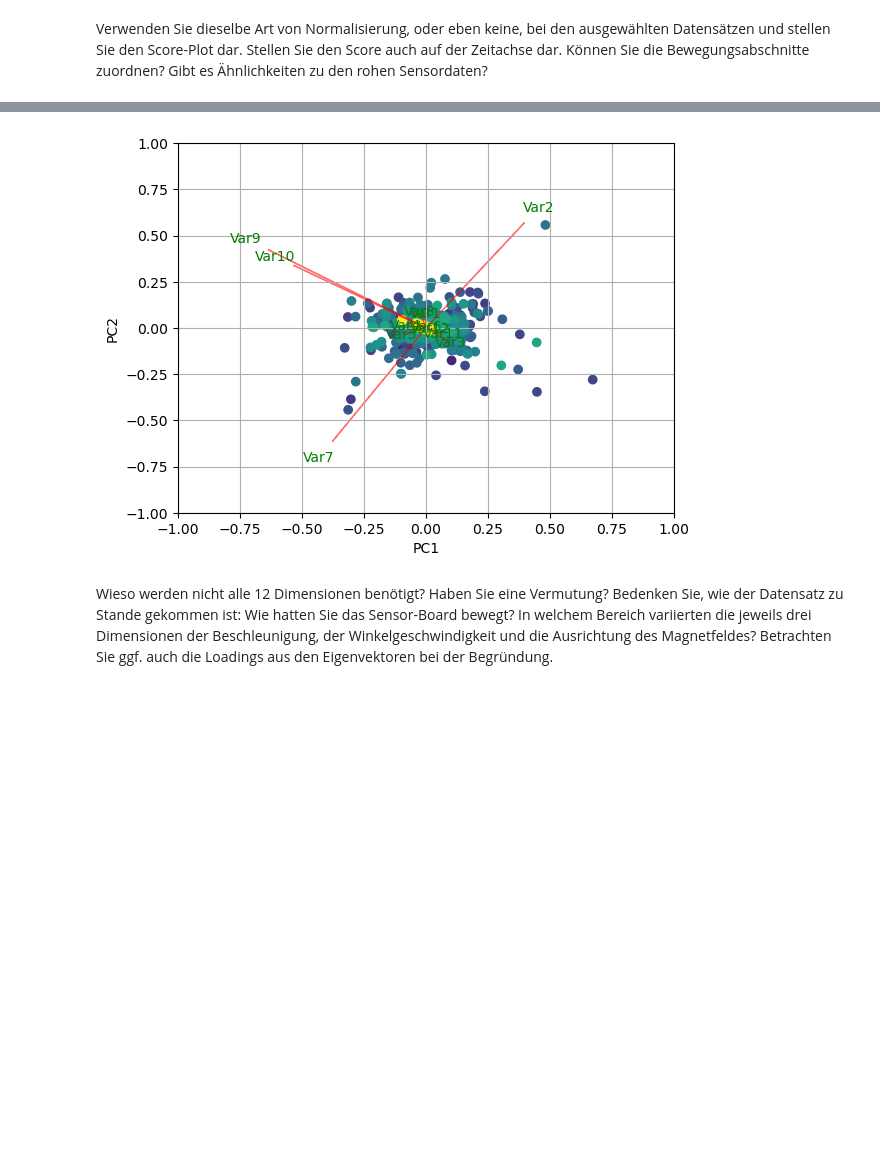
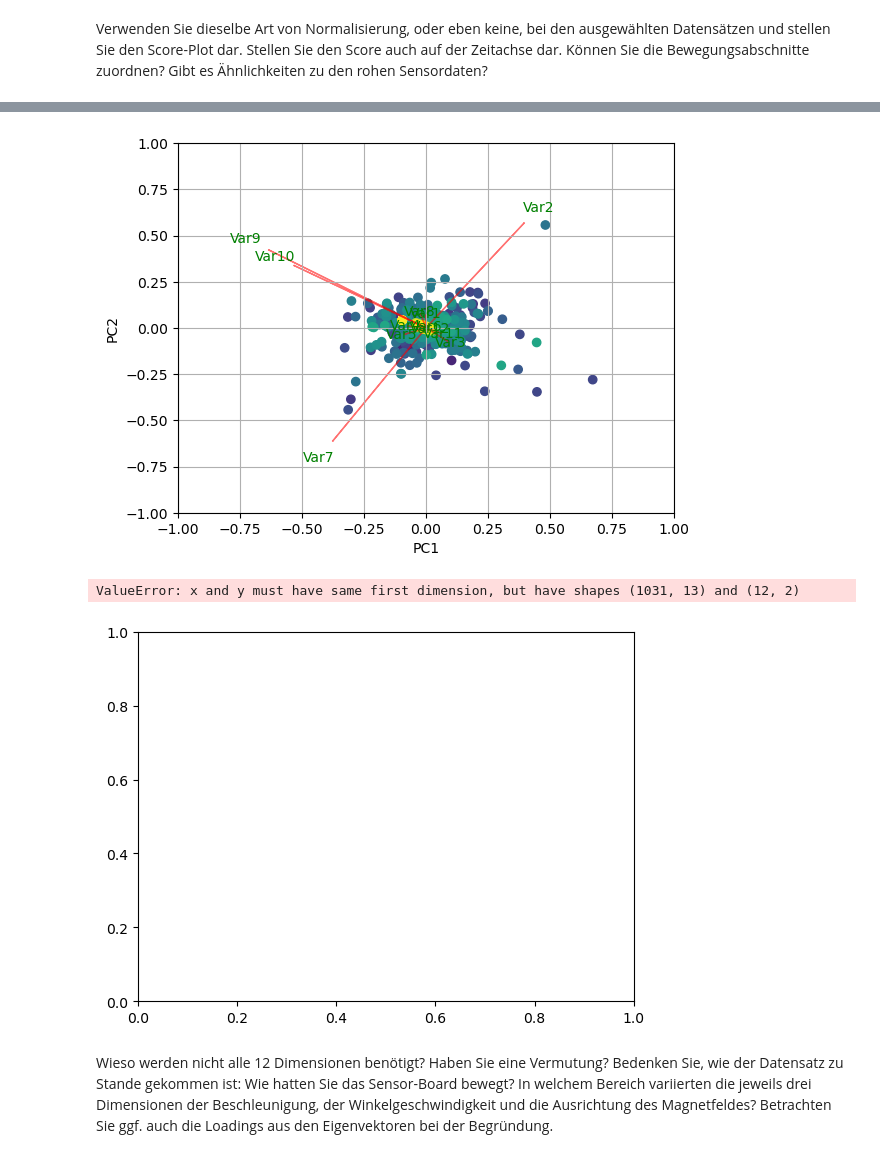
Before and after one commit to kanuphamm/ISS_Praktikum, a Jupyter notebook: Praktikum3/Praktikum3_v03tt.ipynb, the cells around one changed output, grey strips where cells are left out. Cells and saved outputs as stored; diff of their text form; code cells hidden in the pictures; blank space fills up the shorter version.

Commit message:
Datensatz test1

```diff
--- a/Praktikum3/Praktikum3_v03tt.ipynb
+++ b/Praktikum3/Praktikum3_v03tt.ipynb
@@ -344,33 +343,39 @@ def myplot(score,coeff,target):
     ys = score[:,1]
     n = coeff.shape[0]
     scalex = 1.0/(xs.max() - xs.min())
     scaley = 1.0/(ys.max() - ys.min())
     plt.scatter(xs * scalex,ys * scaley, c = target)
     for i in range(n):
         plt.arrow(0, 0, coeff[i,0], coeff[i,1],color = 'r',alpha = 0.5)
         plt.text(coeff[i,0]* 1.15, coeff[i,1] * 1.15, "Var"+str(i+1), color = 'g', ha = 'center', va = 'center')
     plt.xlim(-1,1)
     plt.ylim(-1,1)
     plt.xlabel("PC{}".format(1))
     plt.ylabel("PC{}".format(2))
     plt.grid()
 
 
 
 #Call the function. Use only the 2 PCs.
 myplot(normal_data4[:,0:2],np.transpose(pca4n.components_[0:2, :]), target)
 plt.show()
 myplot(normal_data4[:,3:5],np.transpose(pca4n.components_[3:5, :]), target)
 plt.show()
 myplot(normal_data4[:,6:8],np.transpose(pca4n.components_[6:8, :]), target)
 plt.show()
 myplot(normal_data4[:,9:11],np.transpose(pca4n.components_[9:11, :]), target)
 plt.show()
+
+data4 = np.genfromtxt("DataSets/Datensatz4.csv", delimiter=";", skip_header=1)
+time = data4[:, 0:]
+plt.plot(time, np.transpose(pca4n.components_[0:2, :]))
 # %% [output]
 [figure]
 [figure]
 [figure]
 [figure]
+ValueError: x and y must have same first dimension, but have shapes (1031, 13) and (12, 2)
+[figure, added]
 # %% [markdown]
 Wieso werden nicht alle 12 Dimensionen benötigt? Haben Sie eine Vermutung? Bedenken Sie, wie der Datensatz zu Stande gekommen ist: Wie hatten Sie das Sensor-Board bewegt? In welchem Bereich variierten die jeweils drei Dimensionen der Beschleunigung, der Winkelgeschwindigkeit und die Ausrichtung des Magnetfeldes? Betrachten Sie ggf. auch die Loadings aus den Eigenvektoren bei der Begründung.
 # %% [markdown]
```
Also changed, not shown: parts of 1 cell of this notebook, 2 other files.
